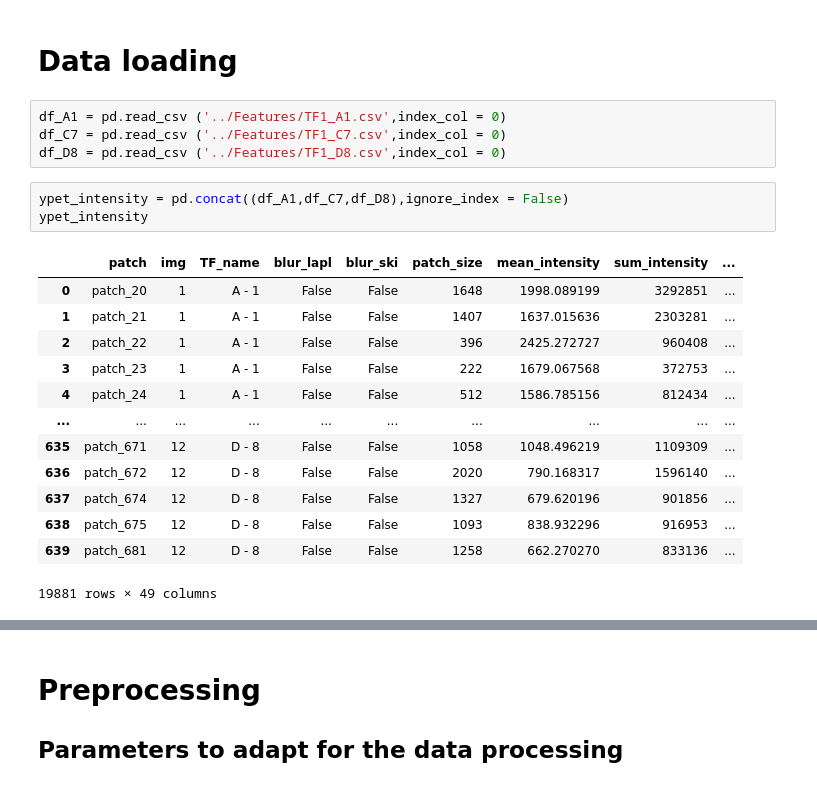
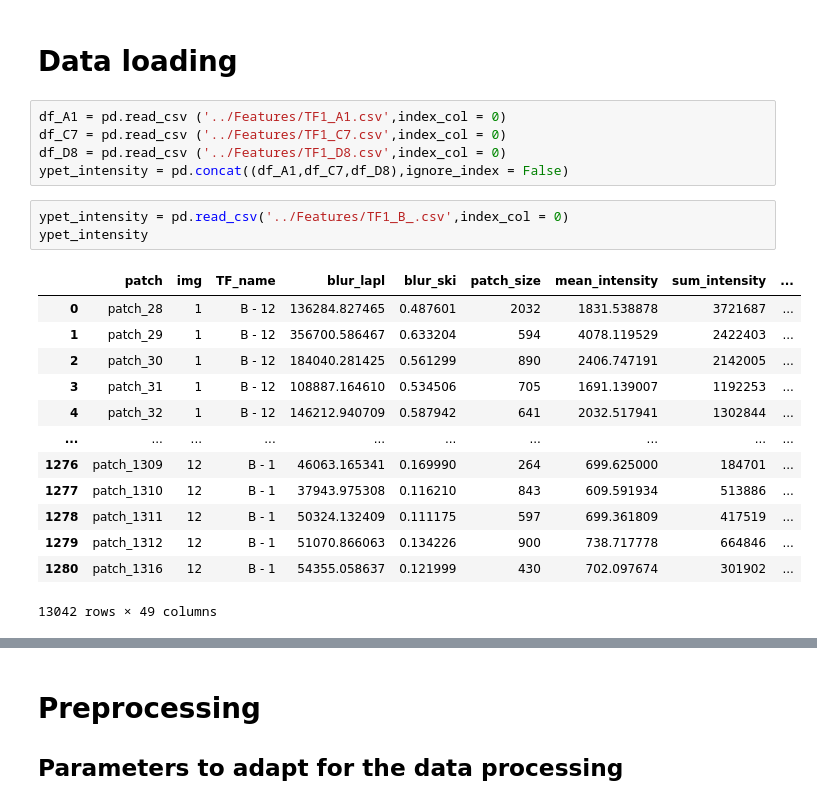
Before and after one commit to CS-433/ml-project-2-transcripted_cherry, a Jupyter notebook: Jupyter notebooks/Task_2.ipynb, the cells around one changed output, grey strips where cells are left out. Cells and saved outputs as stored; diff of their text form.

```diff
--- a/Jupyter notebooks/Task_2.ipynb
+++ b/Jupyter notebooks/Task_2.ipynb
@@ -53,20 +53,21 @@ def outlier_removal(without_outliers, **kwargs):
 df_A1 = pd.read_csv ('../Features/TF1_A1.csv',index_col = 0)
 df_C7 = pd.read_csv ('../Features/TF1_C7.csv',index_col = 0)
 df_D8 = pd.read_csv ('../Features/TF1_D8.csv',index_col = 0)
+ypet_intensity = pd.concat((df_A1,df_C7,df_D8),ignore_index = False)
 # %%
-ypet_intensity = pd.concat((df_A1,df_C7,df_D8),ignore_index = False)
+ypet_intensity = pd.read_csv('../Features/TF1_B_.csv',index_col = 0)
 ypet_intensity
 # %% [output]
 |  | patch | img | TF_name | blur_lapl | blur_ski | patch_size | mean_intensity | sum_intensity | ... |
-| 0 | patch_20 | 1 | A - 1 | False | False | 1648 | 1998.089199 | 3292851 | ... |
-| 1 | patch_21 | 1 | A - 1 | False | False | 1407 | 1637.015636 | 2303281 | ... |
-| 2 | patch_22 | 1 | A - 1 | False | False | 396 | 2425.272727 | 960408 | ... |
-| 3 | patch_23 | 1 | A - 1 | False | False | 222 | 1679.067568 | 372753 | ... |
-| 4 | patch_24 | 1 | A - 1 | False | False | 512 | 1586.785156 | 812434 | ... |
+| 0 | patch_28 | 1 | B - 12 | 136284.827465 | 0.487601 | 2032 | 1831.538878 | 3721687 | ... |
+| 1 | patch_29 | 1 | B - 12 | 356700.586467 | 0.633204 | 594 | 4078.119529 | 2422403 | ... |
+| 2 | patch_30 | 1 | B - 12 | 184040.281425 | 0.561299 | 890 | 2406.747191 | 2142005 | ... |
+| 3 | patch_31 | 1 | B - 12 | 108887.164610 | 0.534506 | 705 | 1691.139007 | 1192253 | ... |
+| 4 | patch_32 | 1 | B - 12 | 146212.940709 | 0.587942 | 641 | 2032.517941 | 1302844 | ... |
 | ... | ... | ... | ... | ... | ... | ... | ... | ... | ... |
-| 635 | patch_671 | 12 | D - 8 | False | False | 1058 | 1048.496219 | 1109309 | ... |
-| 636 | patch_672 | 12 | D - 8 | False | False | 2020 | 790.168317 | 1596140 | ... |
-| 637 | patch_674 | 12 | D - 8 | False | False | 1327 | 679.620196 | 901856 | ... |
-| 638 | patch_675 | 12 | D - 8 | False | False | 1093 | 838.932296 | 916953 | ... |
-| 639 | patch_681 | 12 | D - 8 | False | False | 1258 | 662.270270 | 833136 | ... |
+| 1276 | patch_1309 | 12 | B - 1 | 46063.165341 | 0.169990 | 264 | 699.625000 | 184701 | ... |
+| 1277 | patch_1310 | 12 | B - 1 | 37943.975308 | 0.116210 | 843 | 609.591934 | 513886 | ... |
+| 1278 | patch_1311 | 12 | B - 1 | 50324.132409 | 0.111175 | 597 | 699.361809 | 417519 | ... |
+| 1279 | patch_1312 | 12 | B - 1 | 51070.866063 | 0.134226 | 900 | 738.717778 | 664846 | ... |
+| 1280 | patch_1316 | 12 | B - 1 | 54355.058637 | 0.121999 | 430 | 702.097674 | 301902 | ... |
-19881 rows × 49 columns
+13042 rows × 49 columns
```
Also changed, not shown: parts of 15 cells of this notebook, 1 other file.
